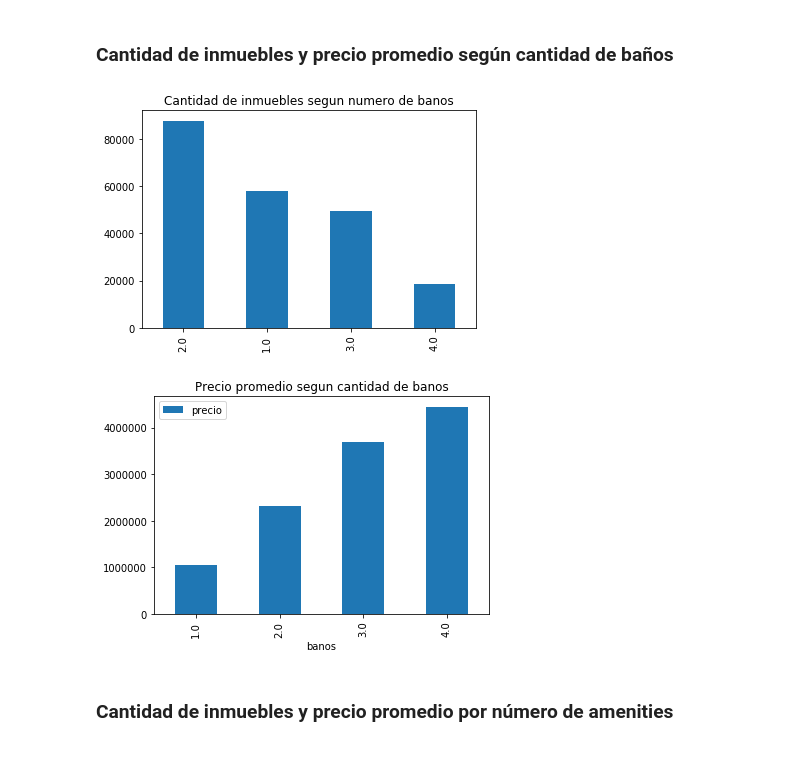
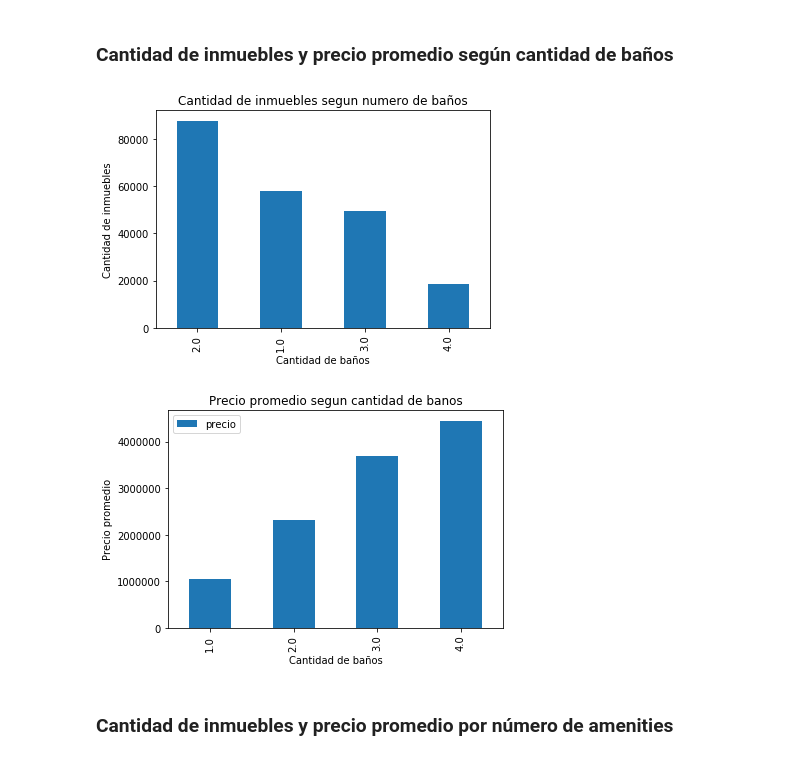
Before and after one commit to lautarofritz/TP1-Orga-de-Datos, a Jupyter notebook: TP1 Orga de Datos.ipynb, the cells around one changed output. Drawn from its saved outputs; the diff is of its cells as text; code cells hidden in the pictures.

```diff
--- a/TP1 Orga de Datos.ipynb
+++ b/TP1 Orga de Datos.ipynb
@@ -313,14 +321,18 @@ df.groupby('habitaciones').agg({'precio':'mean'}).plot(kind='bar', title='Precio
 # %% [markdown]
 ### Cantidad de inmuebles y precio promedio según cantidad de baños
 # %%
-df['banos'].value_counts().plot(kind='bar', title='Cantidad de inmuebles segun numero de banos');
+g = df['banos'].value_counts().plot(kind='bar', title='Cantidad de inmuebles segun numero de baños')
+g.set_xlabel('Cantidad de baños')
+g.set_ylabel('Cantidad de inmuebles');
 # %% [output]
-[figure, old version]
+[figure, new version]
 # %%
 #precio promedio por cantidad de baños
-df.groupby('banos').agg({'precio':'mean'}).plot(kind='bar', title='Precio promedio segun cantidad de banos');
+g = df.groupby('banos').agg({'precio':'mean'}).plot(kind='bar', title='Precio promedio segun cantidad de banos')
+g.set_xlabel('Cantidad de baños')
+g.set_ylabel('Precio promedio');
 # %% [output]
-[figure, old version]
+[figure, new version]
 # %% [markdown]
 ### Cantidad de inmuebles y precio promedio por número de amenities
 # %%
```
Also changed, not shown: parts of 15 cells of this notebook.
